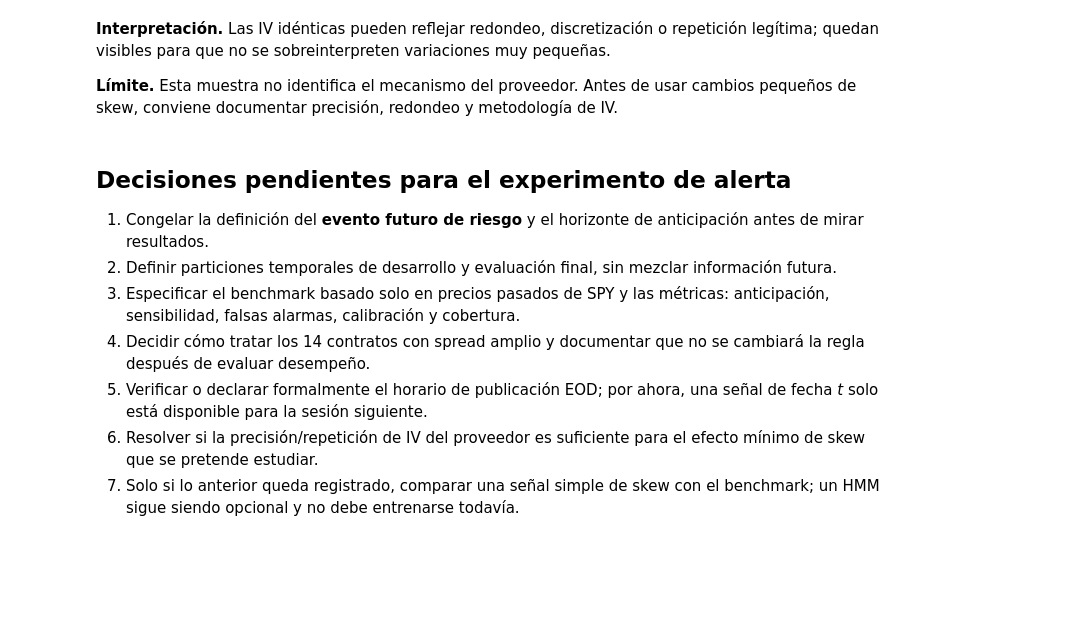
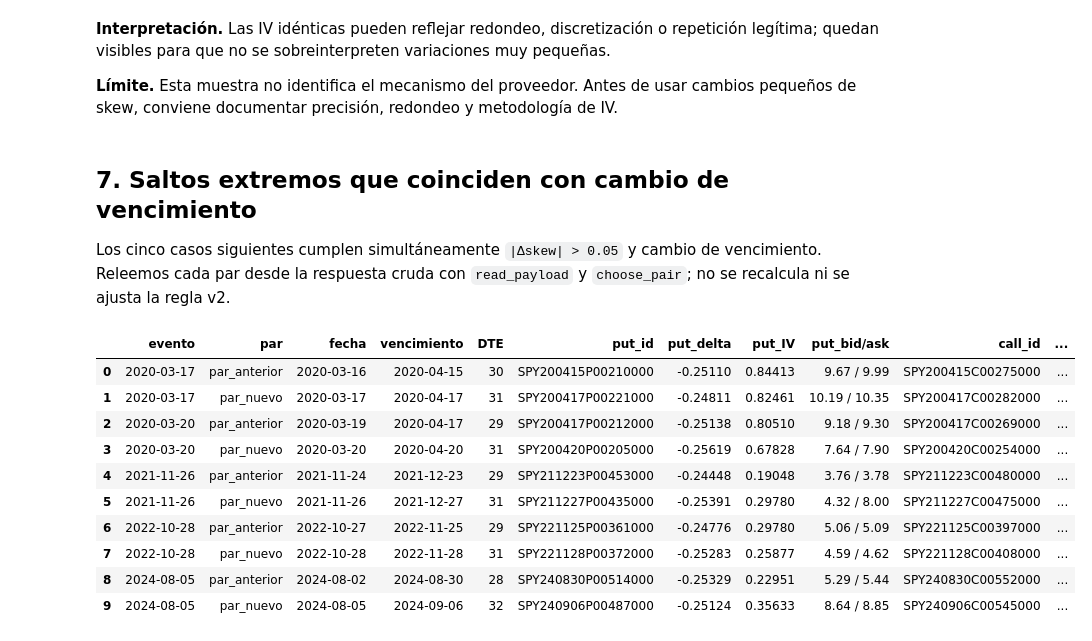
Before and after one commit to ADRIANVM117/quant-research-notes, a Jupyter notebook: HMM_regime_options/notebooks/01_skew_data_review.ipynb, the cells around one changed output. Cells and saved outputs as stored; diff of their text form; code cells hidden in the pictures; blank space fills up the shorter version.

```diff
--- a/HMM_regime_options/notebooks/01_skew_data_review.ipynb
+++ b/HMM_regime_options/notebooks/01_skew_data_review.ipynb
@@ -207,12 +207,50 @@ display(pd.concat({'put': repeated_put, 'call': repeated_call}).rename('fechas')
 
 **Límite.** Esta muestra no identifica el mecanismo del proveedor. Antes de usar cambios pequeños de skew, conviene documentar precisión, redondeo y metodología de IV.
 # %% [markdown]
-## Decisiones pendientes para el experimento de alerta
+## 7. Saltos extremos que coinciden con cambio de vencimiento
 
-1. Congelar la definición del **evento futuro de riesgo** y el horizonte de anticipación antes de mirar resultados.
-2. Definir particiones temporales de desarrollo y evaluación final, sin mezclar información futura.
-3. Especificar el benchmark basado solo en precios pasados de SPY y las métricas: anticipación, sensibilidad, falsas alarmas, calibración y cobertura.
-4. Decidir cómo tratar los 14 contratos con spread amplio y documentar que no se cambiará la regla después de evaluar desempeño.
-5. Verificar o declarar formalmente el horario de publicación EOD; por ahora, una señal de fecha *t* solo está disponible para la sesión siguiente.
-6. Resolver si la precisión/repetición de IV del proveedor es suficiente para el efecto mínimo de skew que se pretende estudiar.
-7. Solo si lo anterior queda registrado, comparar una señal simple de skew con el benchmark; un HMM sigue siendo opcional y no debe entrenarse todavía.
+Los cinco casos siguientes cumplen simultáneamente `|Δskew| > 0.05` y cambio de vencimiento. Releemos cada par desde la respuesta cruda con `read_payload` y `choose_pair`; no se recalcula ni se ajusta la regla v2.
+# %%
+def pair_from_raw(day):
+    payload = a4.read_payload(a4.existing(day))
+    pair = a3.choose_pair(payload['data'])
+    put_q, call_q = a3.quote(pair['put']), a3.quote(pair['call'])
+    return {
+        'fecha': day, 'vencimiento': pair['expiration'], 'DTE': pair['dte'],
+        'put_id': pair['put']['contractID'], 'put_delta': float(pair['put']['delta']),
+        'put_IV': float(pair['put']['implied_volatility']), 'put_bid/ask': f"{put_q['bid']:.2f} / {put_q['ask']:.2f}",
+        'call_id': pair['call']['contractID'], 'call_delta': float(pair['call']['delta']),
+        'call_IV': float(pair['call']['implied_volatility']), 'call_bid/ask': f"{call_q['bid']:.2f} / {call_q['ask']:.2f}",
+        'skew': float(pair['put']['implied_volatility']) - float(pair['call']['implied_volatility']),
+    }
+
+roll_jumps = jumps.query('jump_with_expiry_change == True').copy().sort_values('date')
+daily_sorted = daily.sort_values('date').reset_index(drop=True)
+comparison = []
+for _, event in roll_jumps.iterrows():
+    pos = daily_sorted.index[daily_sorted['date'] == event['date']][0]
+    previous_day = daily_sorted.loc[pos - 1, 'date'].strftime('%Y-%m-%d')
+    current_day = event['date'].strftime('%Y-%m-%d')
+    for etiqueta, day in [('par_anterior', previous_day), ('par_nuevo', current_day)]:
+        row = pair_from_raw(day)
+        row['evento'] = current_day
+        row['par'] = etiqueta
+        row['cambio_skew_evento'] = event['skew_change']
+        comparison.append(row)
+
+roll_table = pd.DataFrame(comparison)[['evento', 'par', 'fecha', 'vencimiento', 'DTE',
+    'put_id', 'put_delta', 'put_IV', 'put_bid/ask', 'call_id', 'call_delta', 'call_IV',
+    'call_bid/ask', 'skew', 'cambio_skew_evento']]
+display(roll_table)
+# %% [output]
+|  | evento | par | fecha | vencimiento | DTE | put_id | put_delta | put_IV | put_bid/ask | call_id | ... |
+| 0 | 2020-03-17 | par_anterior | 2020-03-16 | 2020-04-15 | 30 | SPY200415P00210000 | -0.25110 | 0.84413 | 9.67 / 9.99 | SPY200415C00275000 | ... |
+| 1 | 2020-03-17 | par_nuevo | 2020-03-17 | 2020-04-17 | 31 | SPY200417P00221000 | -0.24811 | 0.82461 | 10.19 / 10.35 | SPY200417C00282000 | ... |
+| 2 | 2020-03-20 | par_anterior | 2020-03-19 | 2020-04-17 | 29 | SPY200417P00212000 | -0.25138 | 0.80510 | 9.18 / 9.30 | SPY200417C00269000 | ... |
+| 3 | 2020-03-20 | par_nuevo | 2020-03-20 | 2020-04-20 | 31 | SPY200420P00205000 | -0.25619 | 0.67828 | 7.64 / 7.90 | SPY200420C00254000 | ... |
+| 4 | 2021-11-26 | par_anterior | 2021-11-24 | 2021-12-23 | 29 | SPY211223P00453000 | -0.24448 | 0.19048 | 3.76 / 3.78 | SPY211223C00480000 | ... |
+| 5 | 2021-11-26 | par_nuevo | 2021-11-26 | 2021-12-27 | 31 | SPY211227P00435000 | -0.25391 | 0.29780 | 4.32 / 8.00 | SPY211227C00475000 | ... |
+| 6 | 2022-10-28 | par_anterior | 2022-10-27 | 2022-11-25 | 29 | SPY221125P00361000 | -0.24776 | 0.29780 | 5.06 / 5.09 | SPY221125C00397000 | ... |
+| 7 | 2022-10-28 | par_nuevo | 2022-10-28 | 2022-11-28 | 31 | SPY221128P00372000 | -0.25283 | 0.25877 | 4.59 / 4.62 | SPY221128C00408000 | ... |
+| 8 | 2024-08-05 | par_anterior | 2024-08-02 | 2024-08-30 | 28 | SPY240830P00514000 | -0.25329 | 0.22951 | 5.29 / 5.44 | SPY240830C00552000 | ... |
+| 9 | 2024-08-05 | par_nuevo | 2024-08-05 | 2024-09-06 | 32 | SPY240906P00487000 | -0.25124 | 0.35633 | 8.64 / 8.85 | SPY240906C00545000 | ... |
```
Also changed, not shown: parts of 5 cells of this notebook, 1 other file.
